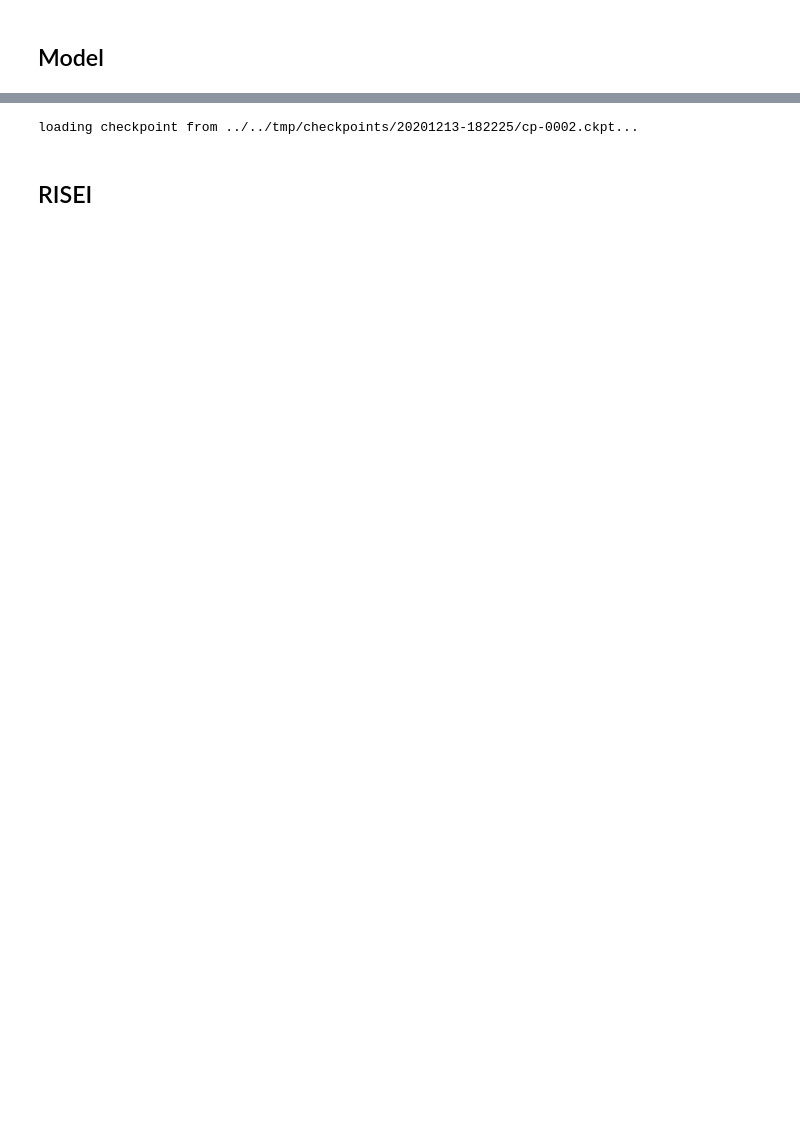
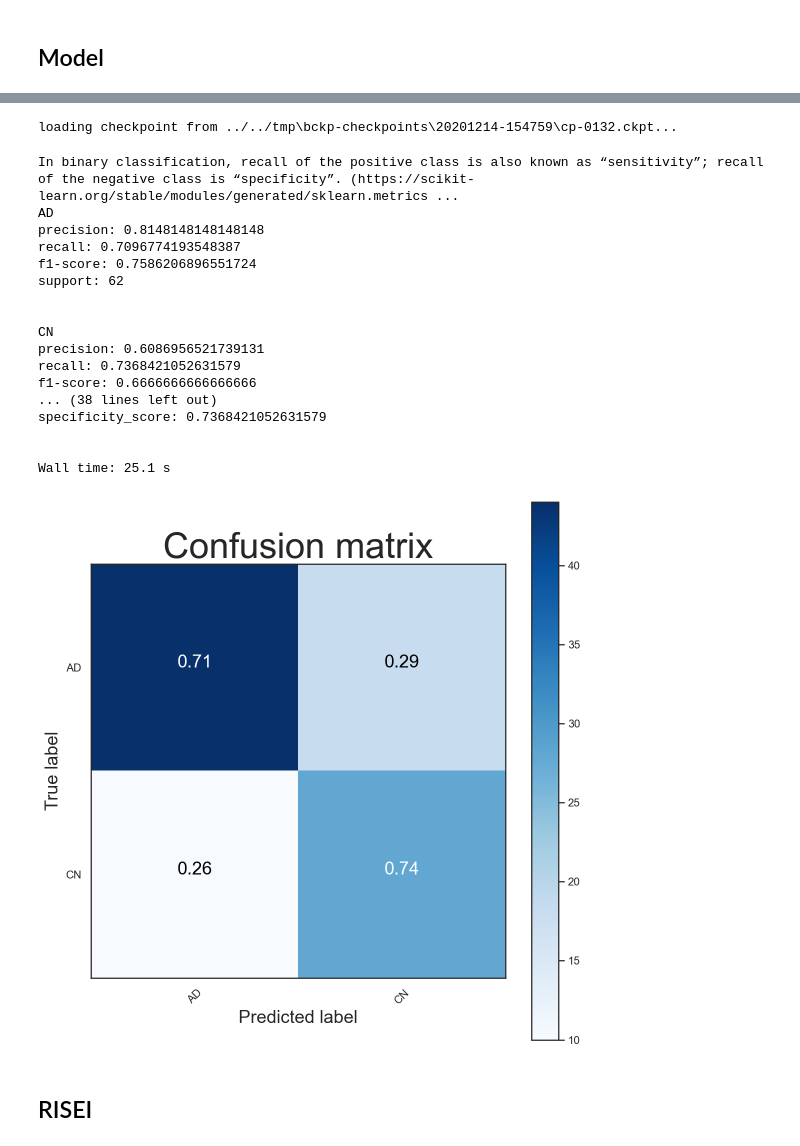
Before and after one commit to timzatko/dp, a Jupyter notebook: conda_notebooks/risei/risei.ipynb, the cells around one changed output, grey strips where cells are left out. Cells and saved outputs as stored; diff of their text form; code cells hidden in the pictures; blank space fills up the shorter version.

```diff
--- a/conda_notebooks/risei/risei.ipynb
+++ b/conda_notebooks/risei/risei.ipynb
@@ -140,15 +165,15 @@ Wall time: 4.19 ms
 # %%
 # https://www.tensorflow.org/tutorials/structured_data/imbalanced_data#class_weights
 # pos / neg
-initial_bias = np.log([243/159, 159/243])
+initial_bias = np.log([159/243, 243/159])
 
 model_config = {
     'input_shape': input_shape,
     'class_names': class_names,
 #     'l2_beta': 0.001,
-    'l2_beta': 0.0005,
+#     'l2_beta': 0.0005,
 #     'l2_beta': None,
-    'dropout': 0.10,
+#     'dropout': 0.10,
 #     'dropout': None,
     'output_bias': initial_bias,
 #     'output_bias': None,
@@ -170,15 +195,15 @@ compile_config = {
 }
 
 train_config = {
-    'tpu': False,
     'model_key': model_key,
-#     'validation': 'val_test', # validation is val + test
-    'epochs': 2,
-    'patience': 150,
+    'epochs': 200,
+    'patience': 50,
     'tensorboard_update_freq': 'epoch',
     'mri_tensorboard_callback': False,
-    'model_checkpoint_callback': 'save_best_only',
-    'batch_size': 1,
+    'model_checkpoint_callback': {'monitor': 'val_auc', 'mode': 'max', 'save_best_only': True},
+    'early_stopping_monitor': {'monitor': 'val_auc', 'mode': 'max'},
+    'augmentations': True,
+    'batch_size': 10,
 #     'model_checkpoint_callback': False,
 }
 # %% [markdown]
@@ -207,9 +232,32 @@ Trainable params: 2,375,490
 Non-trainable params: 0
 _________________________________________________________________
 # %%
-load_checkpoint(model, DEFAULT_CHECKPOINT_DIRECTORY_LOCAL, '20201213-182225', 'cp-0002.ckpt')
+load_checkpoint(model, DEFAULT_BCKP_CHECKPOINT_DIRECTORY_LOCAL, '20201214-154759', 'cp-0132.ckpt')
 # %% [output]
-loading checkpoint from ../../tmp/checkpoints/20201213-182225/cp-0002.ckpt...
+loading checkpoint from ../../tmp\bckp-checkpoints\20201214-154759\cp-0132.ckpt...
+# %%
+%%time
+
+show_metrics(model, test_seq, class_names)
+# %% [output]
+In binary classification, recall of the positive class is also known as “sensitivity”; recall of the negative class is “specificity”. (https://scikit-learn.org/stable/modules/generated/sklearn.metrics ...
+AD
+precision: 0.8148148148148148
+recall: 0.7096774193548387
+f1-score: 0.7586206896551724
+support: 62
+
+
+CN
+precision: 0.6086956521739131
+recall: 0.7368421052631579
+f1-score: 0.6666666666666666
+... (38 lines left out)
+specificity_score: 0.7368421052631579
+
+
+Wall time: 25.1 s
+[figure, added]
 # %% [markdown]
 ## RISEI
 # %%
```
Also changed, not shown: parts of 31 cells of this notebook, 10 other files.
